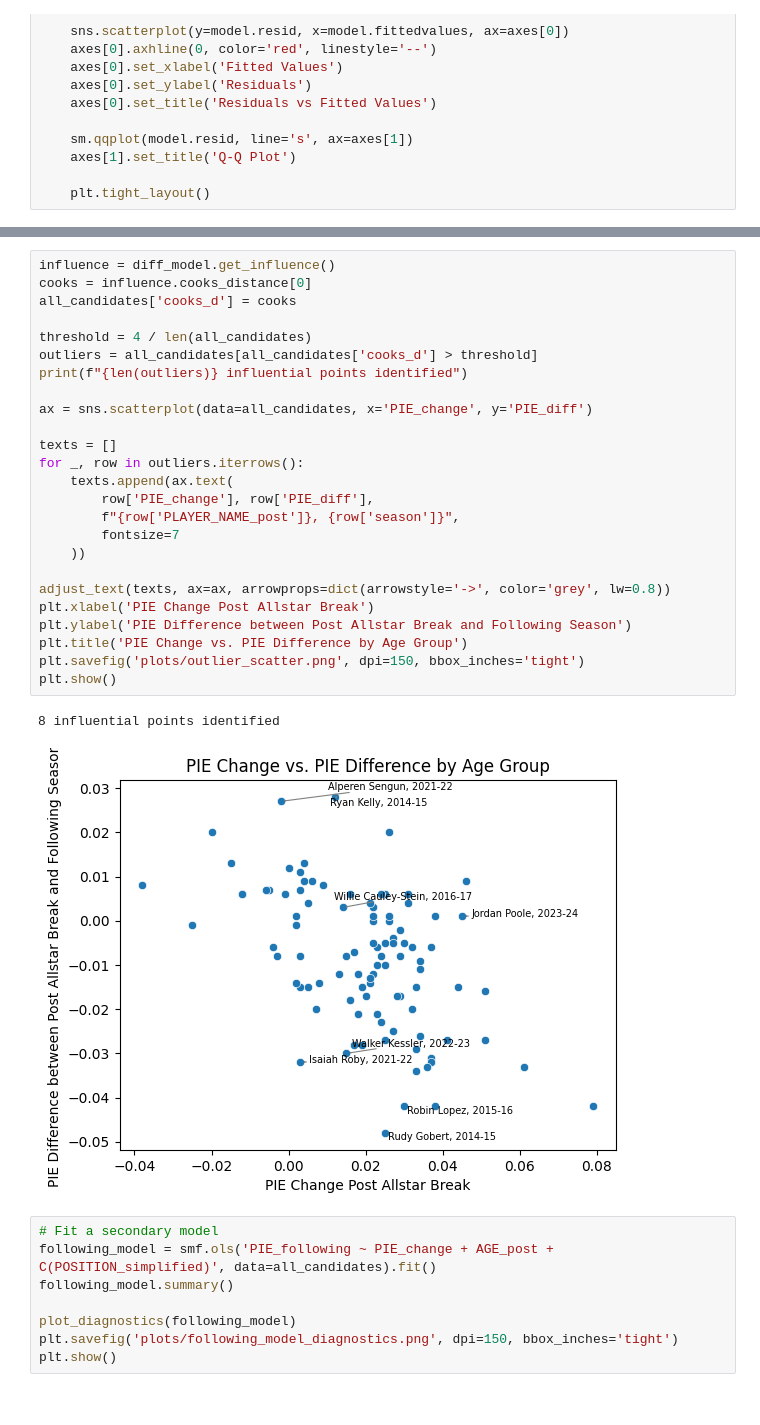
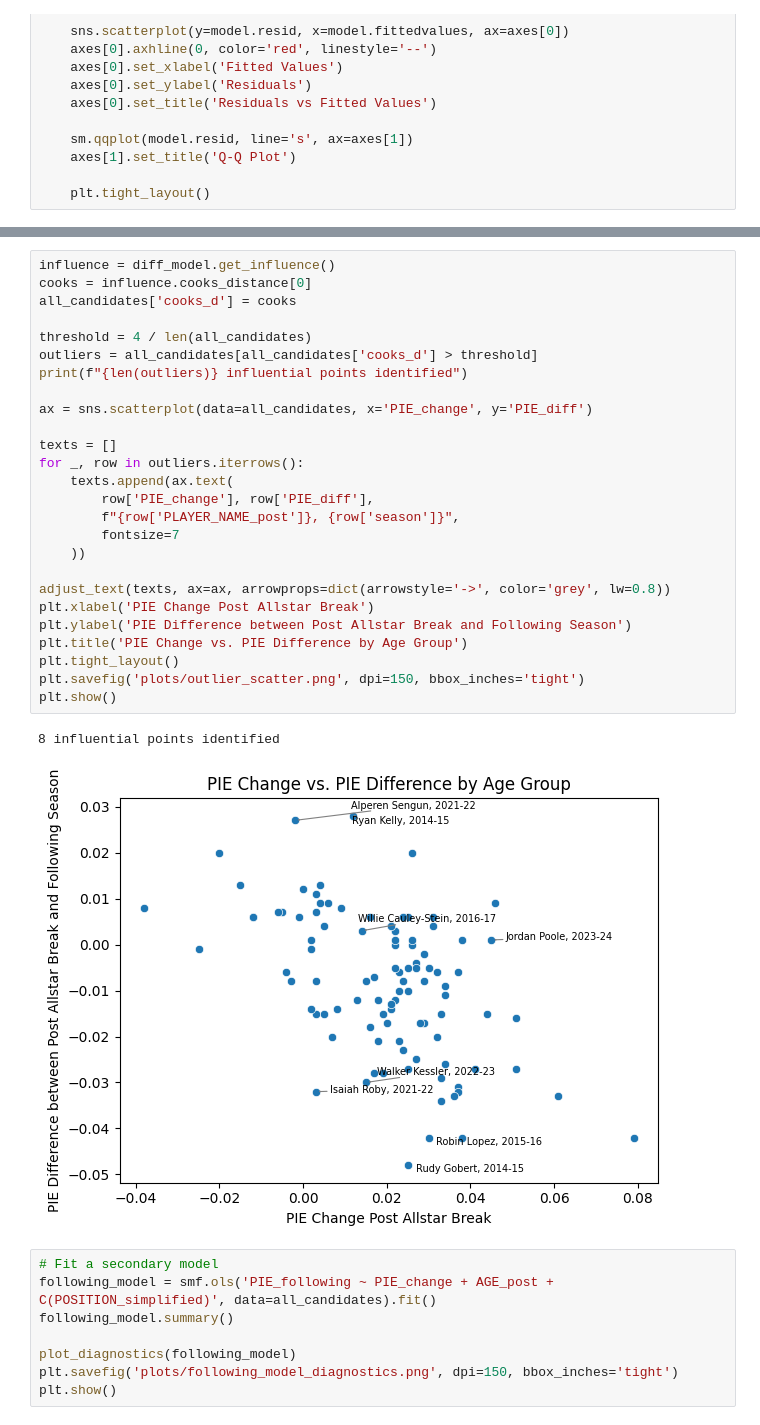
Before and after one commit to BigMikeZ/nba_breakout_analysis, a Jupyter notebook: scripts/02_modeling.ipynb, the cells around one changed output, grey strips where cells are left out. Saved outputs shown, nothing was run; the diff lists cells and outputs as text.

```diff
--- a/scripts/02_modeling.ipynb
+++ b/scripts/02_modeling.ipynb
@@ -199,31 +200,32 @@ strong multicollinearity or other numerical problems.
 # %%
 influence = diff_model.get_influence()
 cooks = influence.cooks_distance[0]
 all_candidates['cooks_d'] = cooks
 
 threshold = 4 / len(all_candidates)
 outliers = all_candidates[all_candidates['cooks_d'] > threshold]
 print(f"{len(outliers)} influential points identified")
 
 ax = sns.scatterplot(data=all_candidates, x='PIE_change', y='PIE_diff')
 
 texts = []
 for _, row in outliers.iterrows():
     texts.append(ax.text(
         row['PIE_change'], row['PIE_diff'],
         f"{row['PLAYER_NAME_post']}, {row['season']}",
         fontsize=7
     ))
 
 adjust_text(texts, ax=ax, arrowprops=dict(arrowstyle='->', color='grey', lw=0.8))
 plt.xlabel('PIE Change Post Allstar Break')
 plt.ylabel('PIE Difference between Post Allstar Break and Following Season')
 plt.title('PIE Change vs. PIE Difference by Age Group')
+plt.tight_layout()
 plt.savefig('plots/outlier_scatter.png', dpi=150, bbox_inches='tight')
 plt.show()
 # %% [output]
 8 influential points identified
-[figure, old version]
+[figure, new version]
 # %%
 # Fit a secondary model
 following_model = smf.ols('PIE_following ~ PIE_change + AGE_post + C(POSITION_simplified)', data=all_candidates).fit()
```
Also changed, not shown: parts of 5 cells of this notebook.
